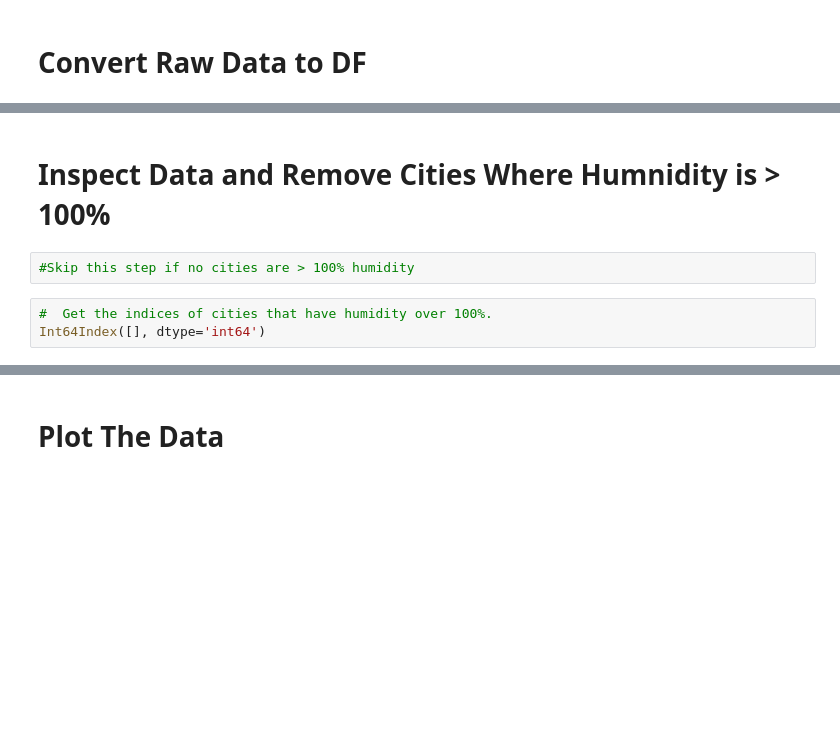
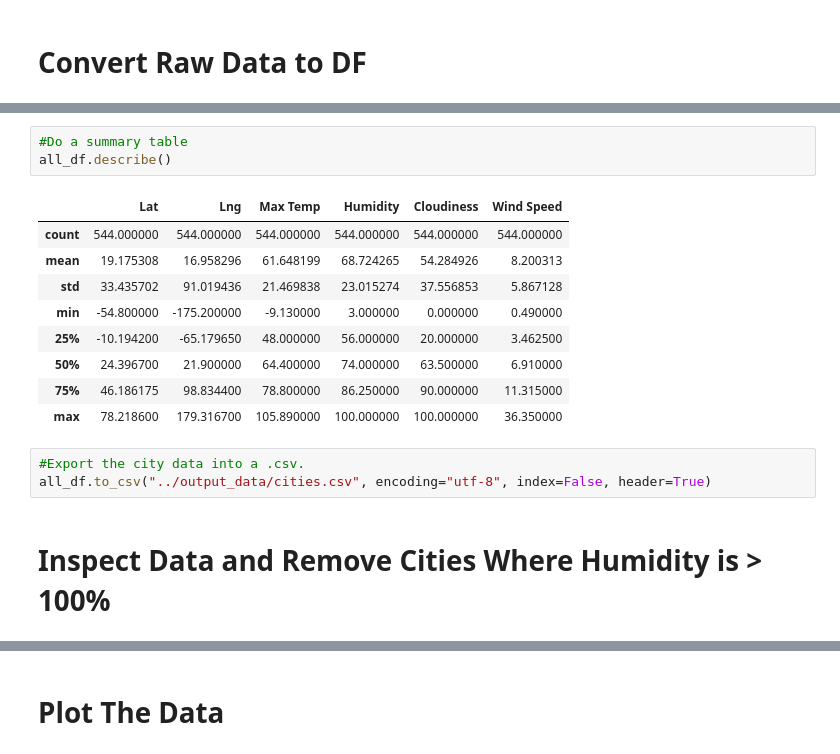
Before and after one commit to MarcLeslie/python-api-challenge, a Jupyter notebook: WeatherPy/WeatherPy.ipynb, the cells around one changed output, grey strips where cells are left out. Drawn from its saved outputs; the diff is of its cells as text; blank space fills up the shorter version.

```diff
--- a/WeatherPy/WeatherPy.ipynb
+++ b/WeatherPy/WeatherPy.ipynb
@@ -119,8 +138,19 @@ The city Kushima was found with the ID of 1895695, appending stats.
+# %%
+#Do a summary table
+all_df.describe()
+# %% [output]
+|  | Lat | Lng | Max Temp | Humidity | Cloudiness | Wind Speed |
+| count | 544.000000 | 544.000000 | 544.000000 | 544.000000 | 544.000000 | 544.000000 |
+| mean | 19.175308 | 16.958296 | 61.648199 | 68.724265 | 54.284926 | 8.200313 |
+| std | 33.435702 | 91.019436 | 21.469838 | 23.015274 | 37.556853 | 5.867128 |
+| min | -54.800000 | -175.200000 | -9.130000 | 3.000000 | 0.000000 | 0.490000 |
+| 25% | -10.194200 | -65.179650 | 48.000000 | 56.000000 | 20.000000 | 3.462500 |
+| 50% | 24.396700 | 21.900000 | 64.400000 | 74.000000 | 63.500000 | 6.910000 |
+| 75% | 46.186175 | 98.834400 | 78.800000 | 86.250000 | 90.000000 | 11.315000 |
+| max | 78.218600 | 179.316700 | 105.890000 | 100.000000 | 100.000000 | 36.350000 |
+# %%
+#Export the city data into a .csv.
+all_df.to_csv("../output_data/cities.csv", encoding="utf-8", index=False, header=True)
 # %% [markdown]
-# Inspect Data and Remove Cities Where Humnidity is > 100%
+# Inspect Data and Remove Cities Where Humidity is > 100%
-# %%
-#Skip this step if no cities are > 100% humidity
-# %%
-#  Get the indices of cities that have humidity over 100%.
-Int64Index([], dtype='int64')
 # %%
```
Also changed, not shown: parts of 9 cells of this notebook, 3 other files.
